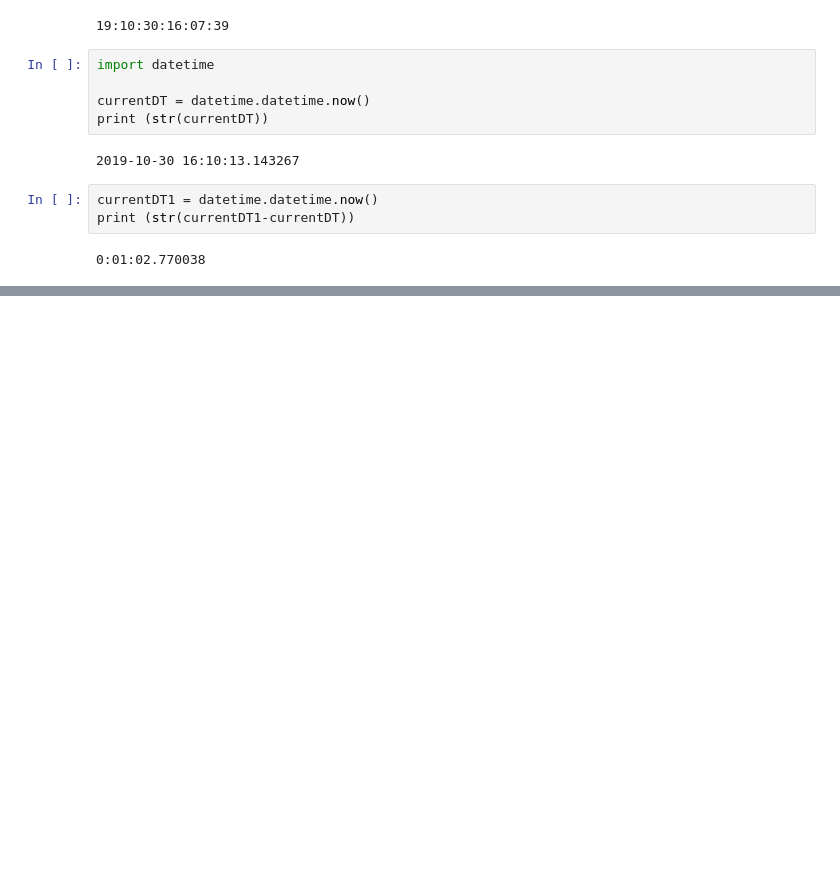
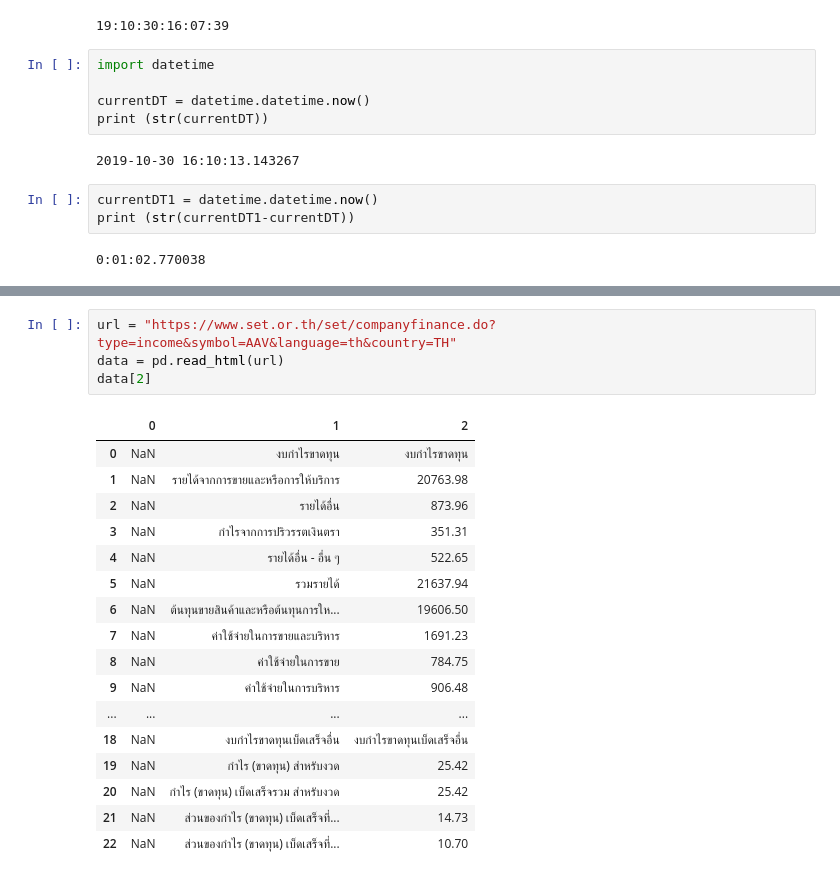
Before and after one commit to lll-Mike-lll/Stock_Evaluation, a Jupyter notebook: Untitled.ipynb, the cells around one changed output, grey strips where cells are left out. Cells and saved outputs as stored; diff of their text form; blank space fills up the shorter version.

```diff
--- a/Untitled.ipynb
+++ b/Untitled.ipynb
@@ -156,0 +201,22 @@ print (str(currentDT1-currentDT))
+# %%
+url = "https://www.set.or.th/set/companyfinance.do?type=income&symbol=AAV&language=th&country=TH"
+data = pd.read_html(url)
+data[2]
+# %% [output]
+|  | 0 | 1 | 2 |
+| 0 | NaN | งบกำไรขาดทุน | งบกำไรขาดทุน |
+| 1 | NaN | รายได้จากการขายและหรือการให้บริการ | 20763.98 |
+| 2 | NaN | รายได้อื่น | 873.96 |
+| 3 | NaN | กำไรจากการปริวรรตเงินตรา | 351.31 |
+| 4 | NaN | รายได้อื่น - อื่น ๆ | 522.65 |
+| 5 | NaN | รวมรายได้ | 21637.94 |
+| 6 | NaN | ต้นทุนขายสินค้าและหรือต้นทุนการให... | 19606.50 |
+| 7 | NaN | ค่าใช้จ่ายในการขายและบริหาร | 1691.23 |
+| 8 | NaN | ค่าใช้จ่ายในการขาย | 784.75 |
+| 9 | NaN | ค่าใช้จ่ายในการบริหาร | 906.48 |
+| ... | ... | ... | ... |
+| 18 | NaN | งบกำไรขาดทุนเบ็ดเสร็จอื่น | งบกำไรขาดทุนเบ็ดเสร็จอื่น |
+| 19 | NaN | กำไร (ขาดทุน) สำหรับงวด | 25.42 |
+| 20 | NaN | กำไร (ขาดทุน) เบ็ดเสร็จรวม สำหรับงวด | 25.42 |
+| 21 | NaN | ส่วนของกำไร (ขาดทุน) เบ็ดเสร็จที่... | 14.73 |
+| 22 | NaN | ส่วนของกำไร (ขาดทุน) เบ็ดเสร็จที่... | 10.70 |
```
Also changed, not shown: parts of 4 cells of this notebook, 2 other files.
